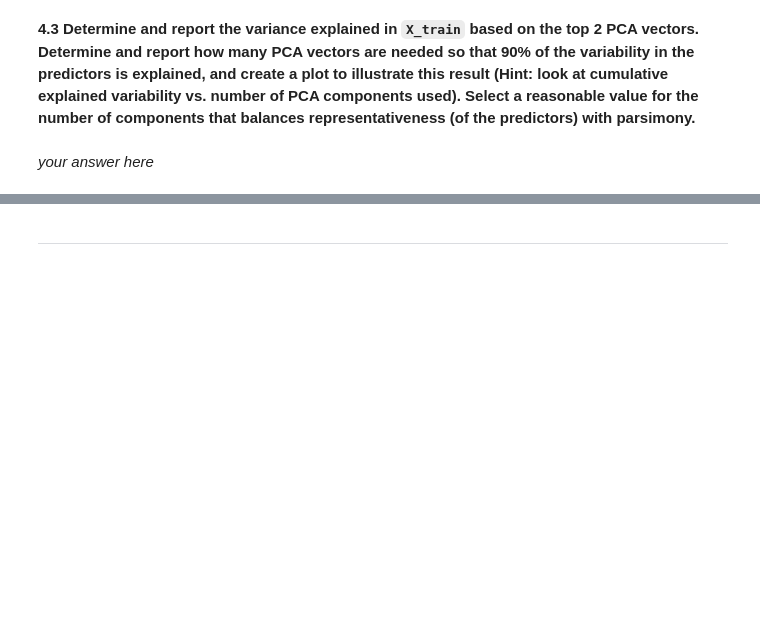
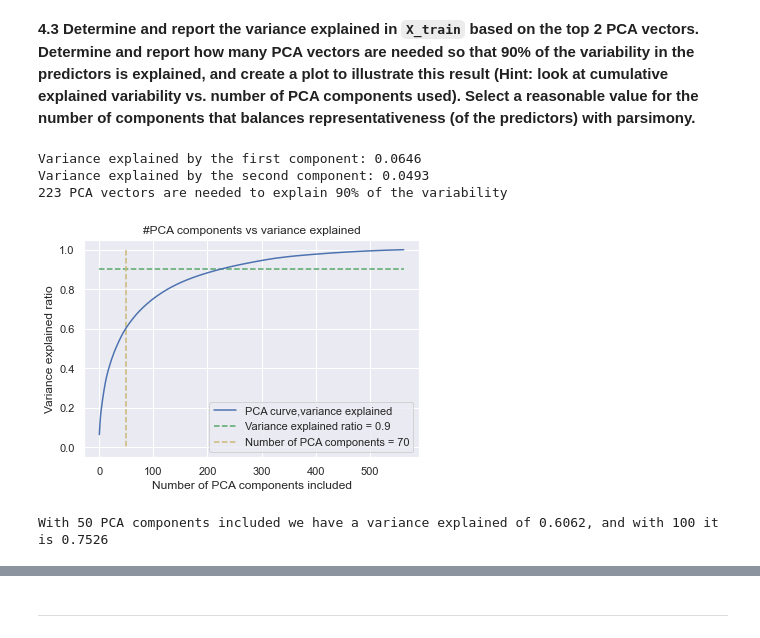
Before and after one commit to kkvalsvik/DataScience_cs109a_Harvard, a Jupyter notebook: cs_s109a_hw4.ipynb, the cells around one changed output, grey strips where cells are left out. Saved outputs shown, nothing was run; the diff lists cells and outputs as text; code cells hidden in the pictures; blank space fills up the shorter version.

```diff
--- a/cs_s109a_hw4.ipynb
+++ b/cs_s109a_hw4.ipynb
@@ -490,2 +579,31 @@ Overall misclassification rate in test: 0.13829787234042556
-# %% [markdown]
-*your answer here*
+# %%
+# here is the variance explained:
+print("Variance explained by the first component: {:.4f}".format(pca.explained_variance_ratio_[0]))
+print("Variance explained by the second component: {:.4f}".format(pca.explained_variance_ratio_[1]))
+
+threshold=0.9
+for index, entry in enumerate(pca.explained_variance_ratio_):
+    if np.cumsum(pca.explained_variance_ratio_)[index] > threshold:
+        over90 = index
+        break
+print('{} PCA vectors are needed to explain 90% of the variability'.format(over90))
+# %% [output]
+Variance explained by the first component: 0.0646
+Variance explained by the second component: 0.0493
+223 PCA vectors are needed to explain 90% of the variability
+# %%
+# Plotting the PCA components vs variance explained
+x_pca_dummy = range(np.shape(pca.components_)[0])
+plt.plot(x_pca_dummy, np.cumsum(pca.explained_variance_ratio_) , label='PCA curve,variance explained')
+plt.hlines(0.9,xmin=np.min(x_pca_dummy),xmax=np.max(x_pca_dummy), color='g',linestyle='--', label='Variance explained ratio = 0.9')
+plt.vlines(50,ymin=1,ymax=0, color='y',linestyle='--', label='Number of PCA components = 70')
+plt.xlabel('Number of PCA components included')
+plt.ylabel('Variance explained ratio')
+plt.title('#PCA components vs variance explained')
+plt.legend()
+plt.show()
+
+print('With 50 PCA components included we have a variance explained of {0:.4f}, and with 100 it is {1:.4f}'.format(np.cumsum(pca.explained_variance_ratio_)[50], np.cumsum(pca.explained_variance_ratio_)[100]))
+# %% [output]
+[figure, added]
+With 50 PCA components included we have a variance explained of 0.6062, and with 100 it is 0.7526
```
Also changed, not shown: parts of 22 cells of this notebook.
